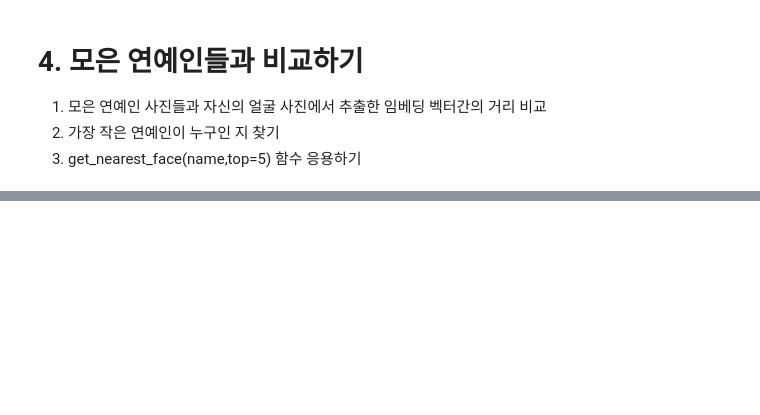
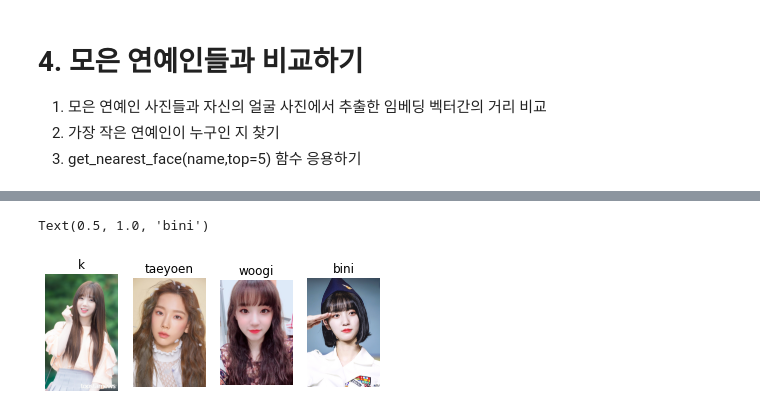
Before and after one commit to Jenny-Jo/aiffel1, a Jupyter notebook: similar_to_my_face.ipynb, the cells around one changed output, grey strips where cells are left out. Saved outputs shown, nothing was run; the diff lists cells and outputs as text; code cells hidden in the pictures; blank space fills up the shorter version.

```diff
--- a/similar_to_my_face.ipynb
+++ b/similar_to_my_face.ipynb
@@ -185,0 +262,24 @@ get_distance('obama', 'trump')
+# %%
+plt.subplot()
+plt.subplot(141)
+plt.imshow(kk_i)
+plt.axis('off')
+plt.title('k')
+
+plt.subplot(142)
+plt.imshow(taeyeon_i)
+plt.axis('off')
+plt.title('taeyoen')
+
+plt.subplot(143)
+plt.imshow(woogi_i)
+plt.axis('off')
+plt.title('woogi')
+
+plt.subplot(144)
+plt.imshow(bini_i)
+plt.axis('off')
+plt.title('bini')
+# %% [output]
+Text(0.5, 1.0, 'bini')
+[figure, added]
```
Also changed, not shown: parts of 18 cells of this notebook.
